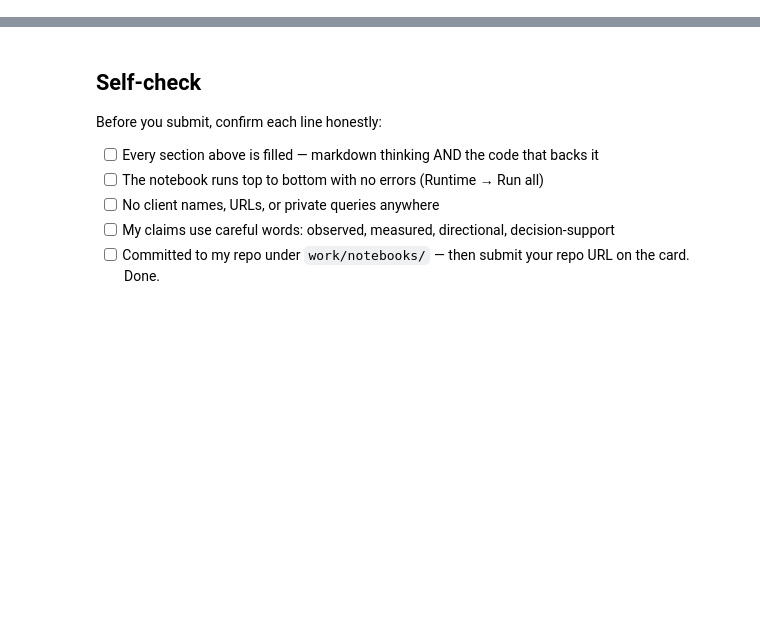
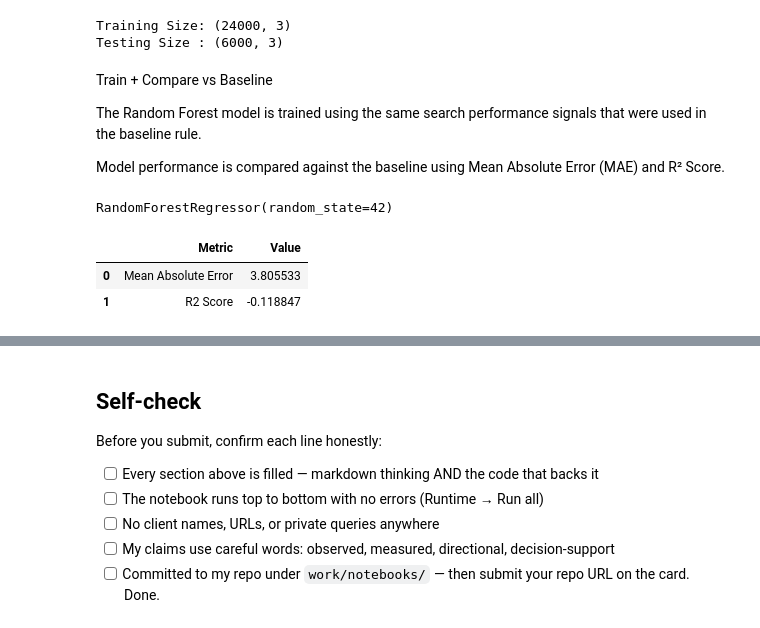
Before and after one commit to Rana4682/flyrank-ml-internship, a Jupyter notebook: work/notebooks/w05_model.ipynb, the cells around one changed output, grey strips where cells are left out. Drawn from its saved outputs; the diff is of its cells as text; code cells hidden in the pictures; blank space fills up the shorter version.

```diff
--- a/work/notebooks/w05_model.ipynb
+++ b/work/notebooks/w05_model.ipynb
@@ -36,0 +265,31 @@ This skeleton is yours to fill. Work the sections **in order** — each one has
+# %%
+from sklearn.model_selection import train_test_split
+
+features = [
+    "ctr",
+    "avg_position",
+    "trend_pct"
+]
+
+X = df[features].fillna(0)
+
+y = df["baseline_score"]
+
+X_train, X_test, y_train, y_test = train_test_split(
+    X,
+    y,
+    test_size=0.20,
+    random_state=42
+)
+
+print("Training Size:", X_train.shape)
+print("Testing Size :", X_test.shape)
+# %% [output]
+Training Size: (24000, 3)
+Testing Size : (6000, 3)
+# %% [markdown]
+Train + Compare vs Baseline
+
+The Random Forest model is trained using the same search performance signals that were used in the baseline rule.
+
+Model performance is compared against the baseline using Mean Absolute Error (MAE) and R² Score.
@@ -36,0 +324,44 @@ This skeleton is yours to fill. Work the sections **in order** — each one has
+# %%
+from sklearn.ensemble import RandomForestRegressor
+
+model = RandomForestRegressor(random_state=42)
+
+model.fit(X_train, y_train)
+# %% [output]
+RandomForestRegressor(random_state=42)
+# %%
+from sklearn.metrics import mean_absolute_error
+from sklearn.metrics import r2_score
+
+model = RandomForestRegressor(
+    n_estimators=100,
+    random_state=42
+)
+
+model.fit(X_train, y_train)
+
+predictions = model.predict(X_test)
+
+mae = mean_absolute_error(y_test, predictions)
+
+r2 = r2_score(y_test, predictions)
+
+comparison = pd.DataFrame({
+
+    "Metric":[
+        "Mean Absolute Error",
+        "R2 Score"
+    ],
+
+    "Value":[
+        mae,
+        r2
+    ]
+
+})
+
+display(comparison)
+# %% [output]
+|  | Metric | Value |
+| 0 | Mean Absolute Error | 3.805533 |
+| 1 | R2 Score | -0.118847 |
```
Also changed, not shown: parts of 21 cells of this notebook.
